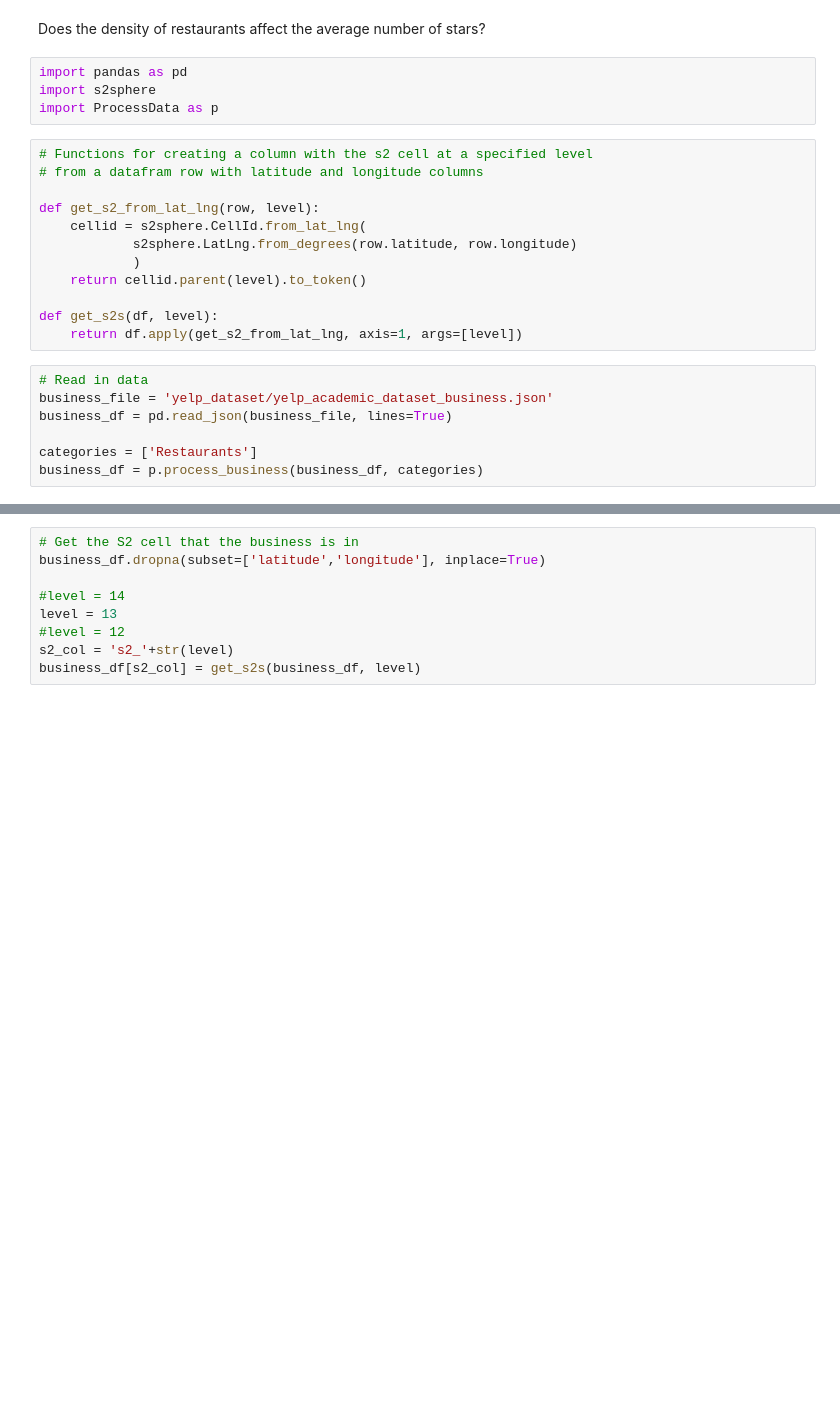
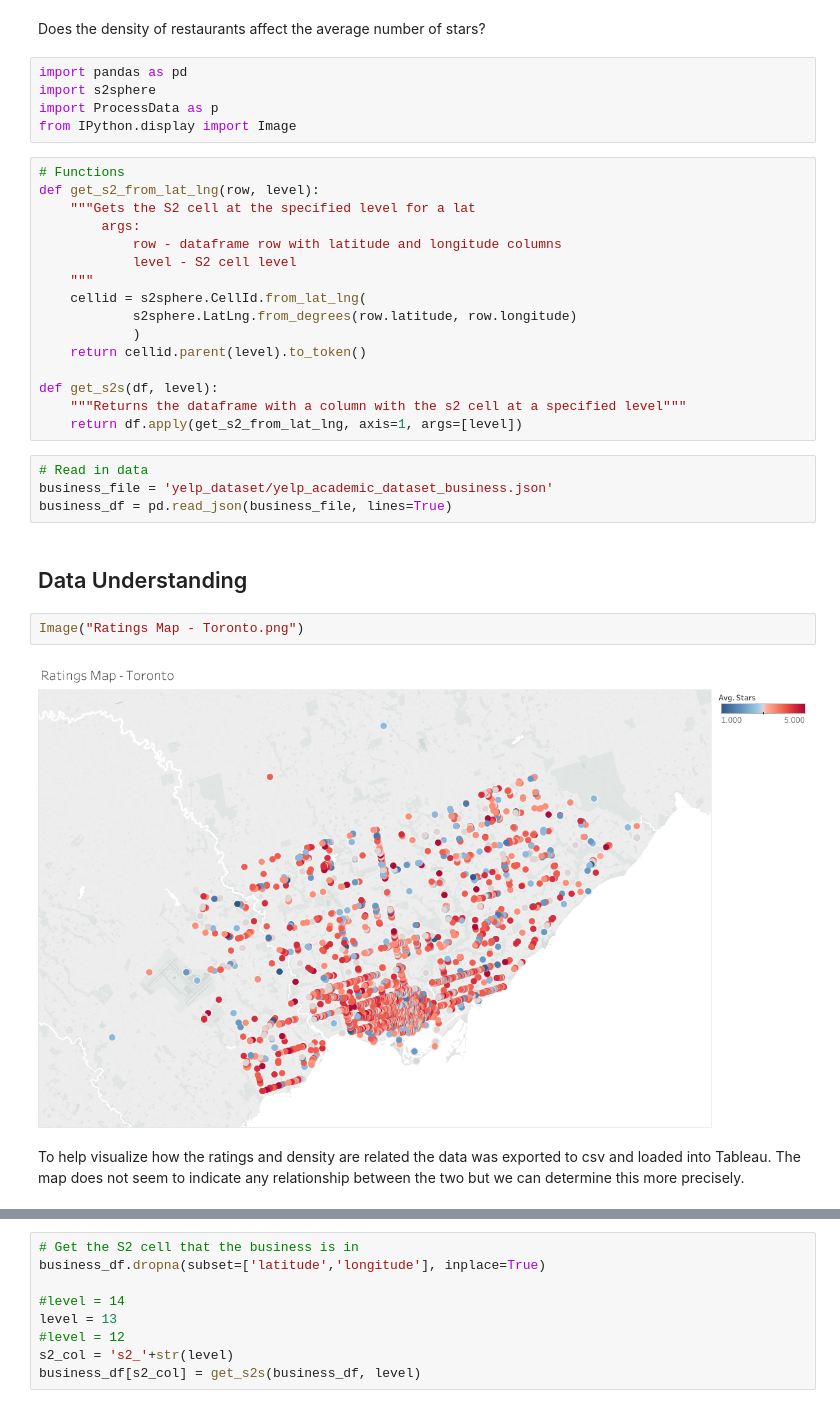
Before and after one commit to mkeisenbach/yelp-analysis, a Jupyter notebook: Question3.ipynb, the cells around one changed output, grey strips where cells are left out. Cells and saved outputs as stored; diff of their text form; blank space fills up the shorter version.

Commit message:
Fixed problems indicated by Udacity review
- Added docstrings to function in notebooks
- Revised notebooks to reflect CRISP-DM process
- Added map image to Questions3.ipynb

```diff
--- a/Question3.ipynb
+++ b/Question3.ipynb
@@ -6,22 +6,32 @@ Does the density of restaurants affect the average number of stars?
 import pandas as pd
 import s2sphere
 import ProcessData as p
+from IPython.display import Image
 # %%
-# Functions for creating a column with the s2 cell at a specified level
-# from a datafram row with latitude and longitude columns
-
+# Functions
 def get_s2_from_lat_lng(row, level):
+    """Gets the S2 cell at the specified level for a lat
+        args:
+            row - dataframe row with latitude and longitude columns
+            level - S2 cell level
+    """
     cellid = s2sphere.CellId.from_lat_lng(
             s2sphere.LatLng.from_degrees(row.latitude, row.longitude)
             )
     return cellid.parent(level).to_token()
 
 def get_s2s(df, level):
+    """Returns the dataframe with a column with the s2 cell at a specified level"""
     return df.apply(get_s2_from_lat_lng, axis=1, args=[level])
 # %%
 # Read in data
 business_file = 'yelp_dataset/yelp_academic_dataset_business.json'
 business_df = pd.read_json(business_file, lines=True)
-
-categories = ['Restaurants']
-business_df = p.process_business(business_df, categories)
+# %% [markdown]
+## Data Understanding
+# %%
+Image("Ratings Map - Toronto.png")
+# %% [output]
+[figure, added]
+# %% [markdown]
+To help visualize how the ratings and density are related the data was exported to csv and loaded into Tableau. The map does not seem to indicate any relationship between the two but we can determine this more precisely.
```
Also changed, not shown: parts of 6 cells of this notebook, 4 other files.
